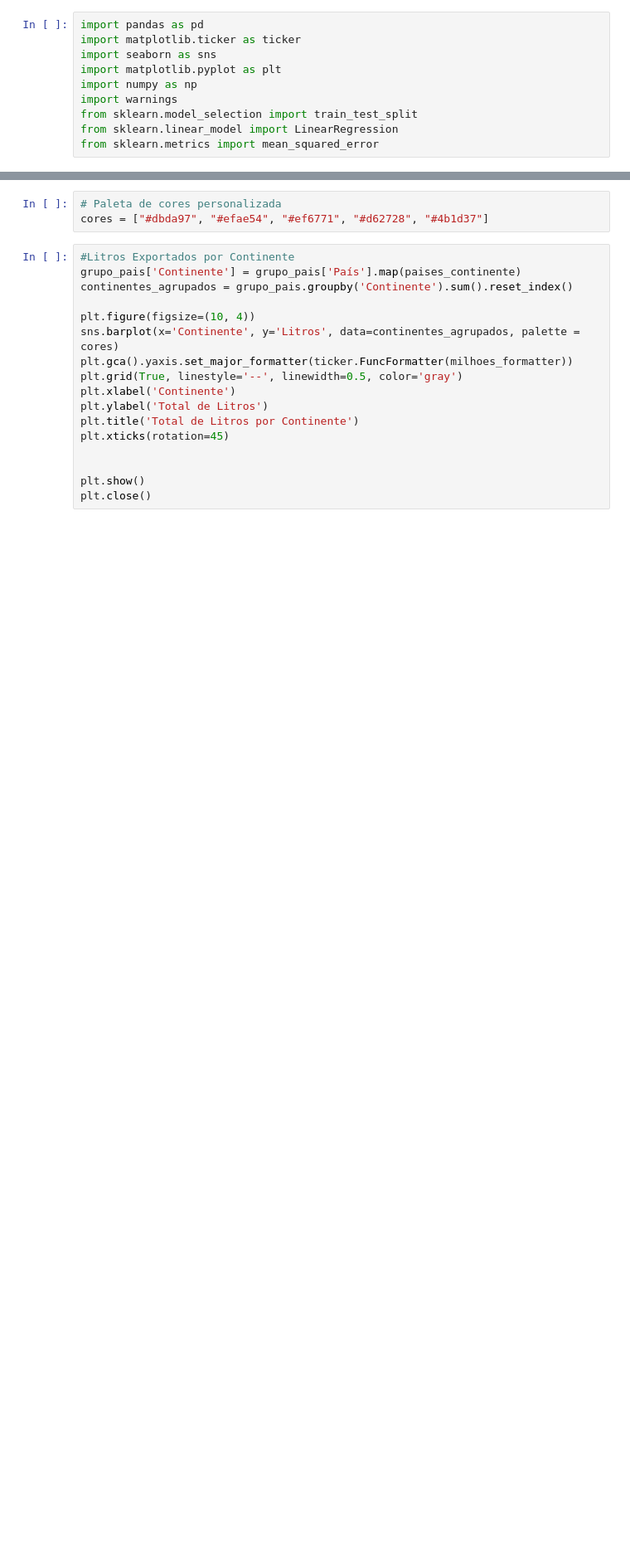
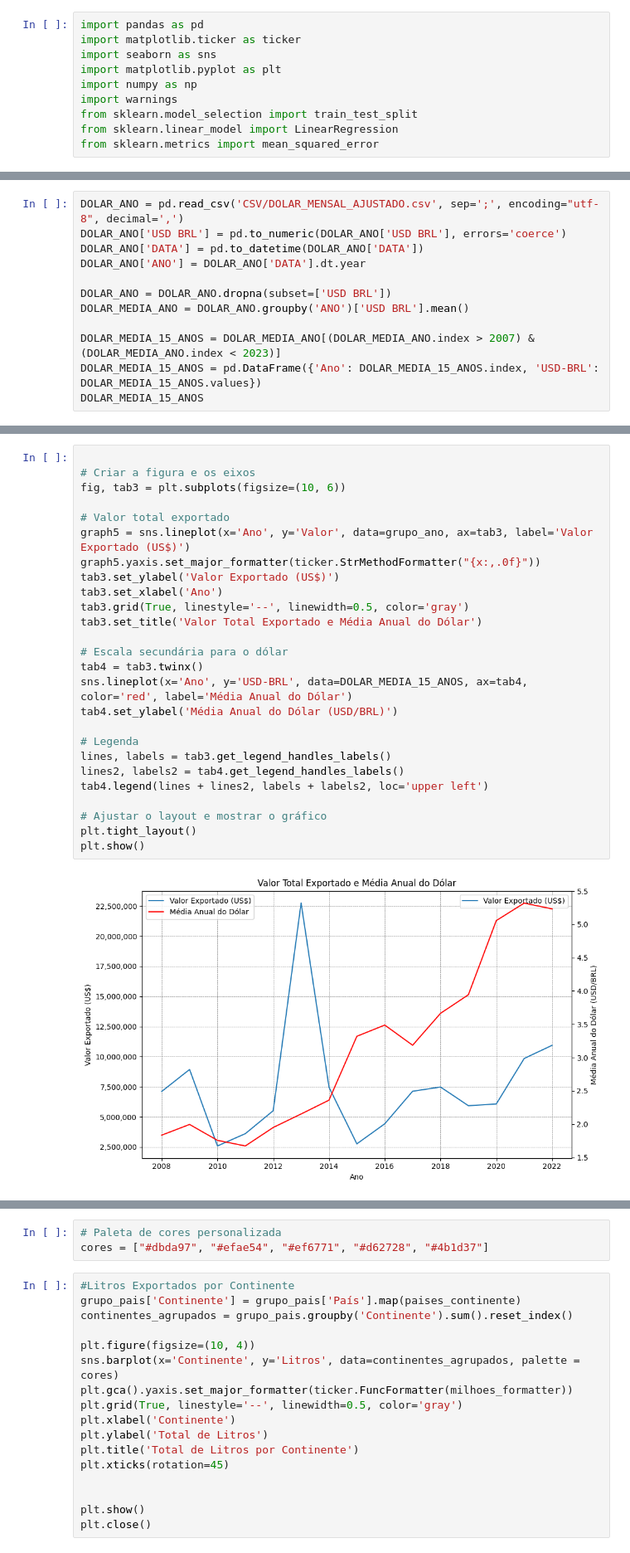
Before and after one commit to TSANTOSLIVE/PROJETO, a Jupyter notebook: Projeto_pos_tech.ipynb, the cells around one changed output, grey strips where cells are left out. Shown: that part at 83% size. Cells and saved outputs as stored; diff of their text form; blank space fills up the shorter version.

```diff
--- a/Projeto_pos_tech.ipynb
+++ b/Projeto_pos_tech.ipynb
@@ -254,0 +257,12 @@ plt.show()
+# %%
+DOLAR_ANO = pd.read_csv('CSV/DOLAR_MENSAL_AJUSTADO.csv', sep=';', encoding="utf-8", decimal=',')
+DOLAR_ANO['USD BRL'] = pd.to_numeric(DOLAR_ANO['USD BRL'], errors='coerce')
+DOLAR_ANO['DATA'] = pd.to_datetime(DOLAR_ANO['DATA'])
+DOLAR_ANO['ANO'] = DOLAR_ANO['DATA'].dt.year
+
+DOLAR_ANO = DOLAR_ANO.dropna(subset=['USD BRL'])
+DOLAR_MEDIA_ANO = DOLAR_ANO.groupby('ANO')['USD BRL'].mean()
+
+DOLAR_MEDIA_15_ANOS = DOLAR_MEDIA_ANO[(DOLAR_MEDIA_ANO.index > 2007) & (DOLAR_MEDIA_ANO.index < 2023)]
+DOLAR_MEDIA_15_ANOS = pd.DataFrame({'Ano': DOLAR_MEDIA_15_ANOS.index, 'USD-BRL': DOLAR_MEDIA_15_ANOS.values})
+DOLAR_MEDIA_15_ANOS
@@ -254,0 +358,28 @@ plt.show()
+# %%
+
+# Criar a figura e os eixos
+fig, tab3 = plt.subplots(figsize=(10, 6))
+
+# Valor total exportado
+graph5 = sns.lineplot(x='Ano', y='Valor', data=grupo_ano, ax=tab3, label='Valor Exportado (US$)')
+graph5.yaxis.set_major_formatter(ticker.StrMethodFormatter("{x:,.0f}"))
+tab3.set_ylabel('Valor Exportado (US$)')
+tab3.set_xlabel('Ano')
+tab3.grid(True, linestyle='--', linewidth=0.5, color='gray')
+tab3.set_title('Valor Total Exportado e Média Anual do Dólar')
+
+# Escala secundária para o dólar
+tab4 = tab3.twinx()
+sns.lineplot(x='Ano', y='USD-BRL', data=DOLAR_MEDIA_15_ANOS, ax=tab4, color='red', label='Média Anual do Dólar')
+tab4.set_ylabel('Média Anual do Dólar (USD/BRL)')
+
+# Legenda
+lines, labels = tab3.get_legend_handles_labels()
+lines2, labels2 = tab4.get_legend_handles_labels()
+tab4.legend(lines + lines2, labels + labels2, loc='upper left')
+
+# Ajustar o layout e mostrar o gráfico
+plt.tight_layout()
+plt.show()
+# %% [output]
+[figure, added]
```
Also changed, not shown: parts of 44 cells of this notebook, 4 other files.
